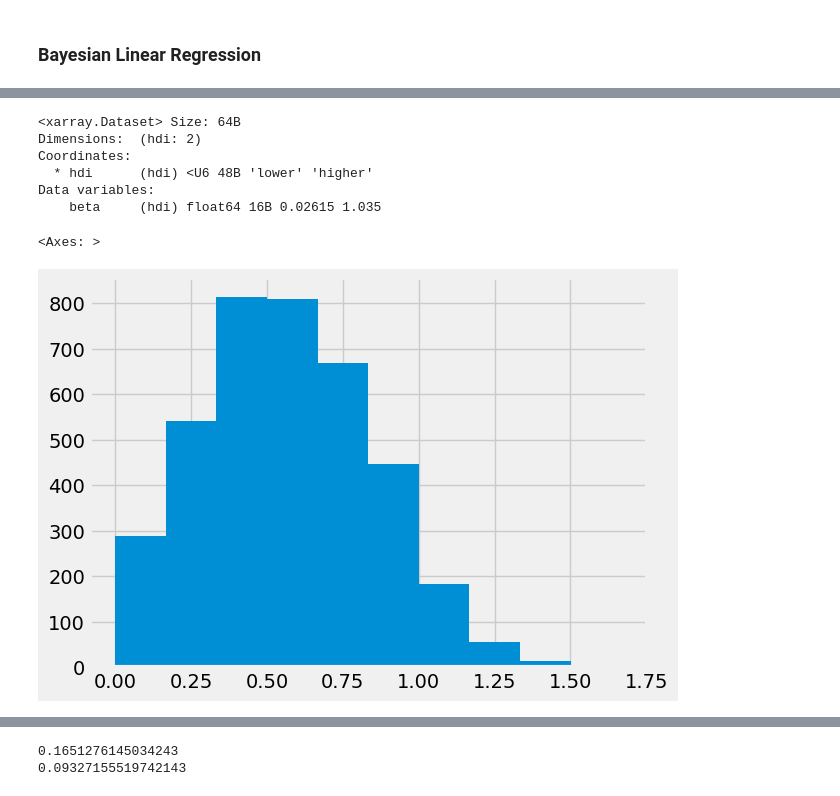
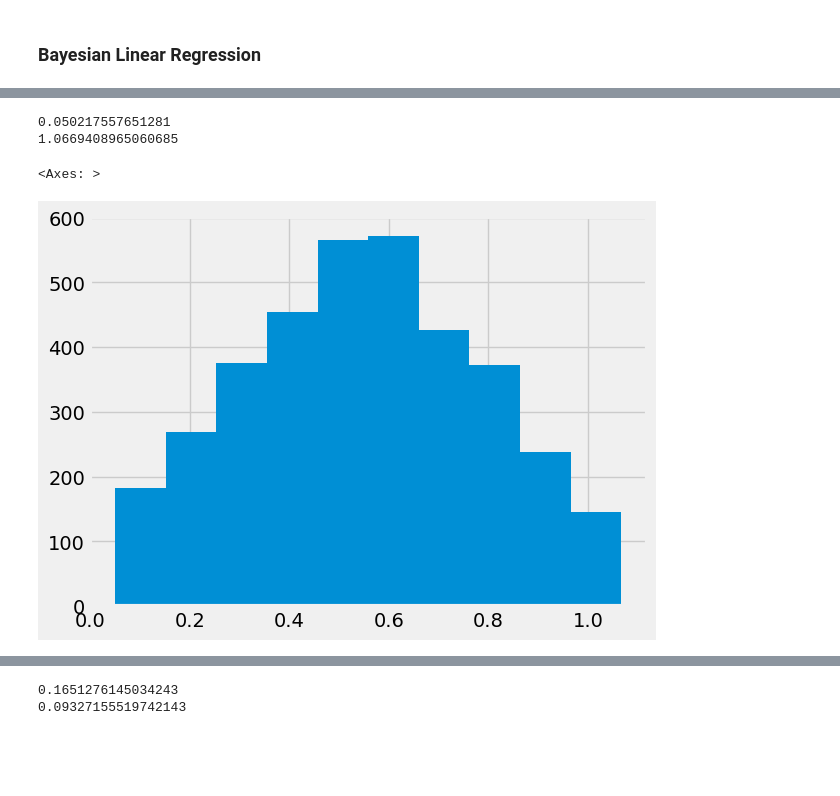
Before and after one commit to wakamatsuikuma/Learning, a Jupyter notebook: montecalro_DCF/notebook/monte_carlo_simulation_with_bayes.ipynb, the cells around one changed output, grey strips where cells are left out. Cells and saved outputs as stored; diff of their text form; code cells hidden in the pictures; blank space fills up the shorter version.

```diff
--- a/montecalro_DCF/notebook/monte_carlo_simulation_with_bayes.ipynb
+++ b/montecalro_DCF/notebook/monte_carlo_simulation_with_bayes.ipynb
@@ -327,19 +275,20 @@ az.summary(idata, var_names=["alpha", "beta", "epsilon"])
-# %%
-az.hdi(idata, var_names=["beta"], hdi_prob=0.90)
-# %% [output]
-<xarray.Dataset> Size: 64B
-Dimensions:  (hdi: 2)
-Coordinates:
-  * hdi      (hdi) <U6 48B 'lower' 'higher'
-Data variables:
-    beta     (hdi) float64 16B 0.02615 1.035
+# %%
+# Get 90% Highest Density Interval
+hdi_5 = az.hdi(idata, var_names=["beta"], hdi_prob=0.90).beta.values[0]
+hdi_95 = az.hdi(idata, var_names=["beta"], hdi_prob=0.90).beta.values[1]
+
+print(hdi_5)
+print(hdi_95)
+# %% [output]
+0.050217557651281
+1.0669408965060685
 # %%
 # get beta and sort
 beta_array = idata.posterior.beta.values.flatten()
 sort_beta_li = np.sort(beta_array)
 
-sort_beta_li = sort_beta_li[sort_beta_li > 0] # only positive
+sort_beta_li = sort_beta_li[(sort_beta_li >= hdi_5) & (sort_beta_li <= hdi_95)] # 90% HDI
 pd.Series(sort_beta_li).hist()
 # %% [output]
 <Axes: >
-[figure, old version]
+[figure, new version]
```
Also changed, not shown: parts of 30 cells of this notebook.
